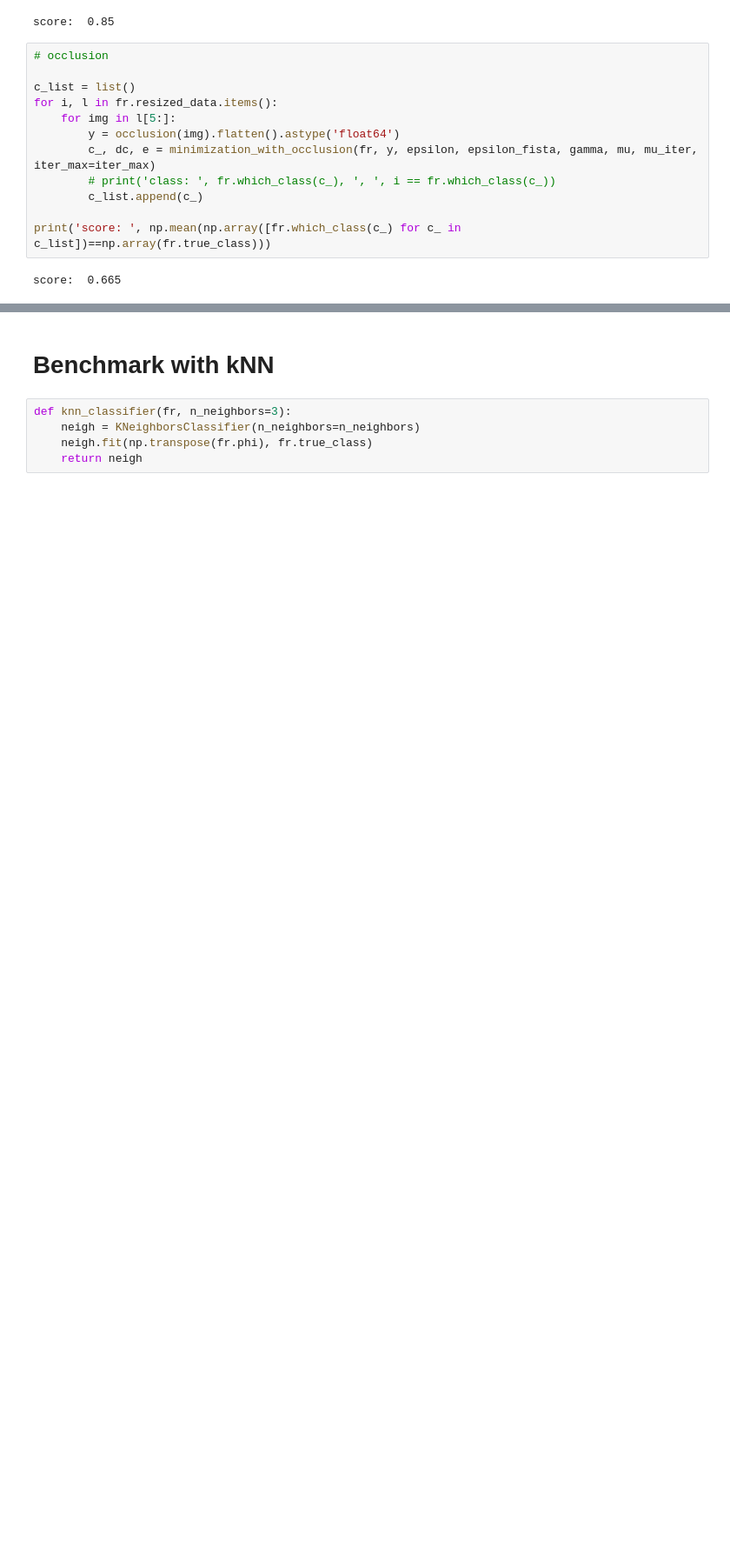
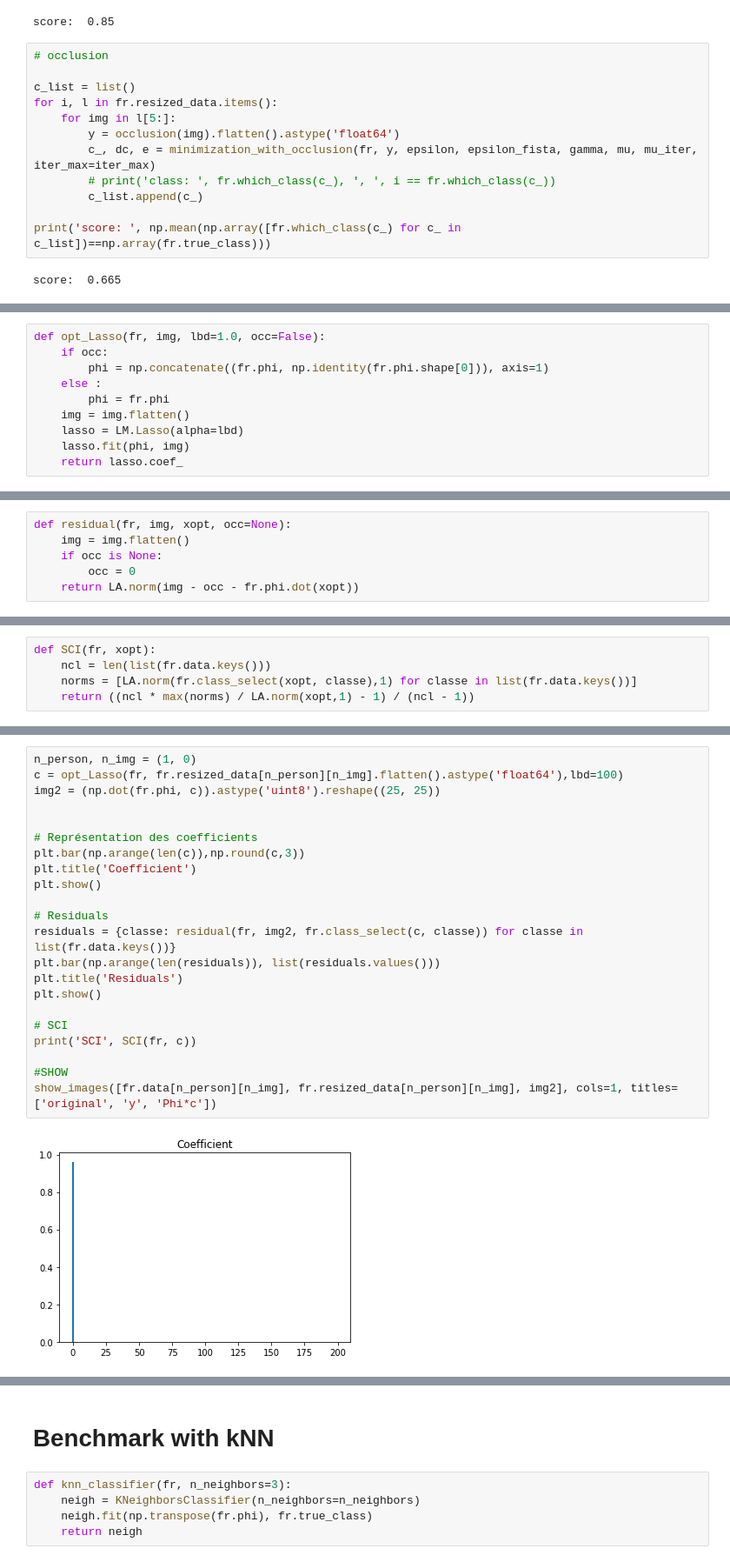
Before and after one commit to NicolasLoiseau/FaceRecognition, a Jupyter notebook: face recogniction.ipynb, the cells around one changed output, grey strips where cells are left out. Shown at 87% size. Cells and saved outputs as stored; diff of their text form; blank space fills up the shorter version.

Commit message:
lasso

```diff
--- a/face recogniction.ipynb
+++ b/face recogniction.ipynb
@@ -655,0 +701,10 @@ score:  0.665
+# %%
+def opt_Lasso(fr, img, lbd=1.0, occ=False):
+    if occ:
+        phi = np.concatenate((fr.phi, np.identity(fr.phi.shape[0])), axis=1)
+    else :
+        phi = fr.phi
+    img = img.flatten()
+    lasso = LM.Lasso(alpha=lbd)
+    lasso.fit(phi, img)
+    return lasso.coef_
@@ -655,0 +721,6 @@ score:  0.665
+# %%
+def residual(fr, img, xopt, occ=None):
+    img = img.flatten()
+    if occ is None:
+        occ = 0
+    return LA.norm(img - occ - fr.phi.dot(xopt))
@@ -655,0 +738,5 @@ score:  0.665
+# %%
+def SCI(fr, xopt):
+    ncl = len(list(fr.data.keys()))
+    norms = [LA.norm(fr.class_select(xopt, classe),1) for classe in list(fr.data.keys())]
+    return ((ncl * max(norms) / LA.norm(xopt,1) - 1) / (ncl - 1))
@@ -655,0 +762,24 @@ score:  0.665
+# %%
+n_person, n_img = (1, 0)
+c = opt_Lasso(fr, fr.resized_data[n_person][n_img].flatten().astype('float64'),lbd=100)
+img2 = (np.dot(fr.phi, c)).astype('uint8').reshape((25, 25))
+
+
+# Représentation des coefficients
+plt.bar(np.arange(len(c)),np.round(c,3))
+plt.title('Coefficient')
+plt.show()
+
+# Residuals
+residuals = {classe: residual(fr, img2, fr.class_select(c, classe)) for classe in list(fr.data.keys())}
+plt.bar(np.arange(len(residuals)), list(residuals.values()))
+plt.title('Residuals')
+plt.show()
+
+# SCI
+print('SCI', SCI(fr, c))
+
+#SHOW
+show_images([fr.data[n_person][n_img], fr.resized_data[n_person][n_img], img2], cols=1, titles=['original', 'y', 'Phi*c'])
+# %% [output]
+[figure, added]
```
Also changed, not shown: parts of 22 cells of this notebook.
